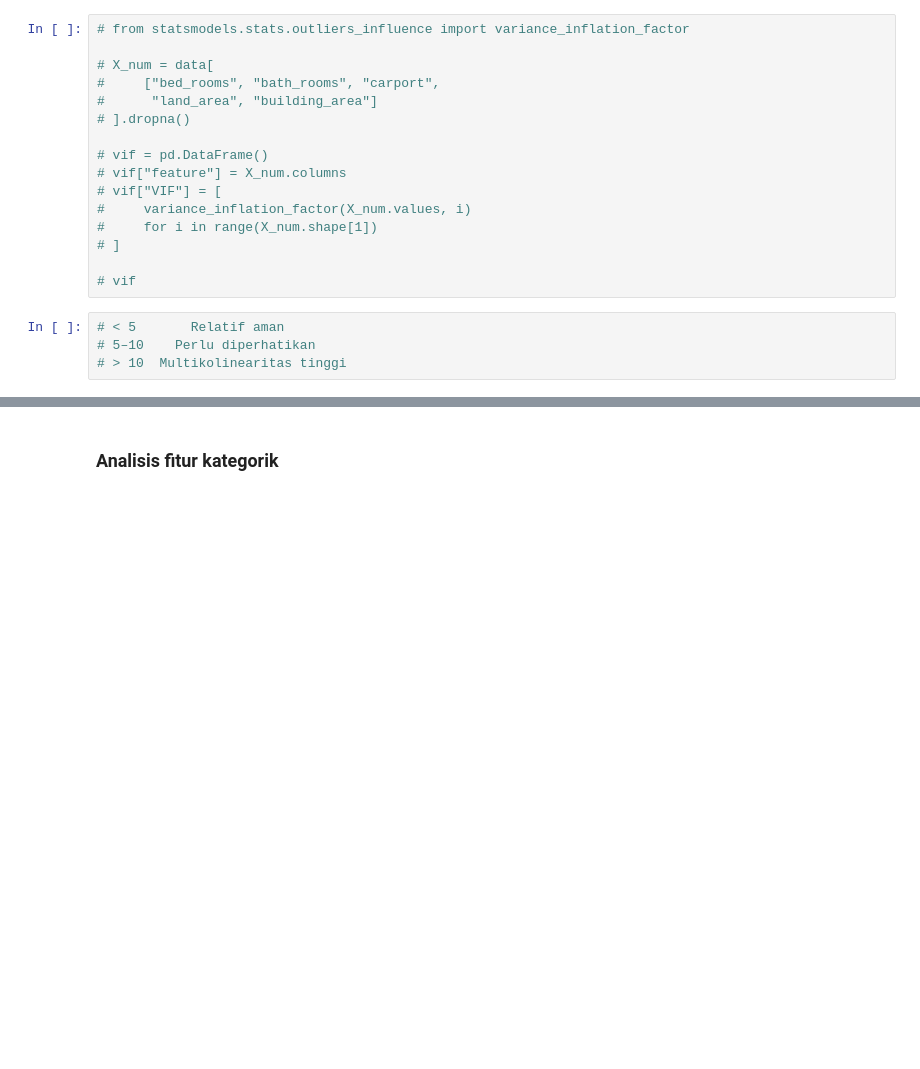
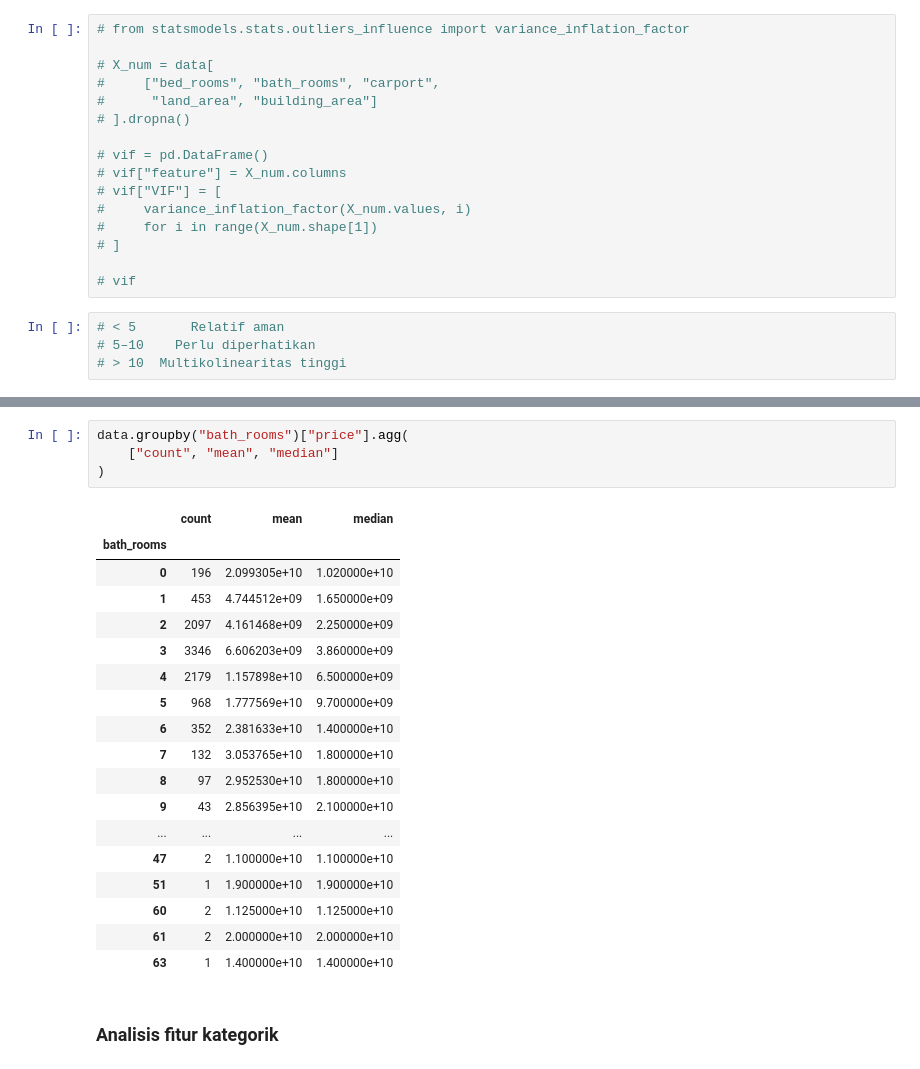
Before and after one commit to JasonVanBaskerville/jakarta_house_price_predict, a Jupyter notebook: jakarta_house_price_predict.ipynb, the cells around one changed output, grey strips where cells are left out. Saved outputs shown, nothing was run; the diff lists cells and outputs as text; blank space fills up the shorter version.

```diff
--- a/jakarta_house_price_predict.ipynb
+++ b/jakarta_house_price_predict.ipynb
@@ -525,3 +548,26 @@ cek multikolinearitas (jika model membutuhkan)
+# %%
+data.groupby("bath_rooms")["price"].agg(
+    ["count", "mean", "median"]
+)
+# %% [output]
+|  | count | mean | median |
+| bath_rooms |  |  |  |
+| 0 | 196 | 2.099305e+10 | 1.020000e+10 |
+| 1 | 453 | 4.744512e+09 | 1.650000e+09 |
+| 2 | 2097 | 4.161468e+09 | 2.250000e+09 |
+| 3 | 3346 | 6.606203e+09 | 3.860000e+09 |
+| 4 | 2179 | 1.157898e+10 | 6.500000e+09 |
+| 5 | 968 | 1.777569e+10 | 9.700000e+09 |
+| 6 | 352 | 2.381633e+10 | 1.400000e+10 |
+| 7 | 132 | 3.053765e+10 | 1.800000e+10 |
+| 8 | 97 | 2.952530e+10 | 1.800000e+10 |
+| 9 | 43 | 2.856395e+10 | 2.100000e+10 |
+| ... | ... | ... | ... |
+| 47 | 2 | 1.100000e+10 | 1.100000e+10 |
+| 51 | 1 | 1.900000e+10 | 1.900000e+10 |
+| 60 | 2 | 1.125000e+10 | 1.125000e+10 |
+| 61 | 2 | 2.000000e+10 | 2.000000e+10 |
+| 63 | 1 | 1.400000e+10 | 1.400000e+10 |
 # %% [markdown]
 ### Analisis fitur kategorik
 # %%
```
Also changed, not shown: parts of 1 cell of this notebook, 1 other file.
